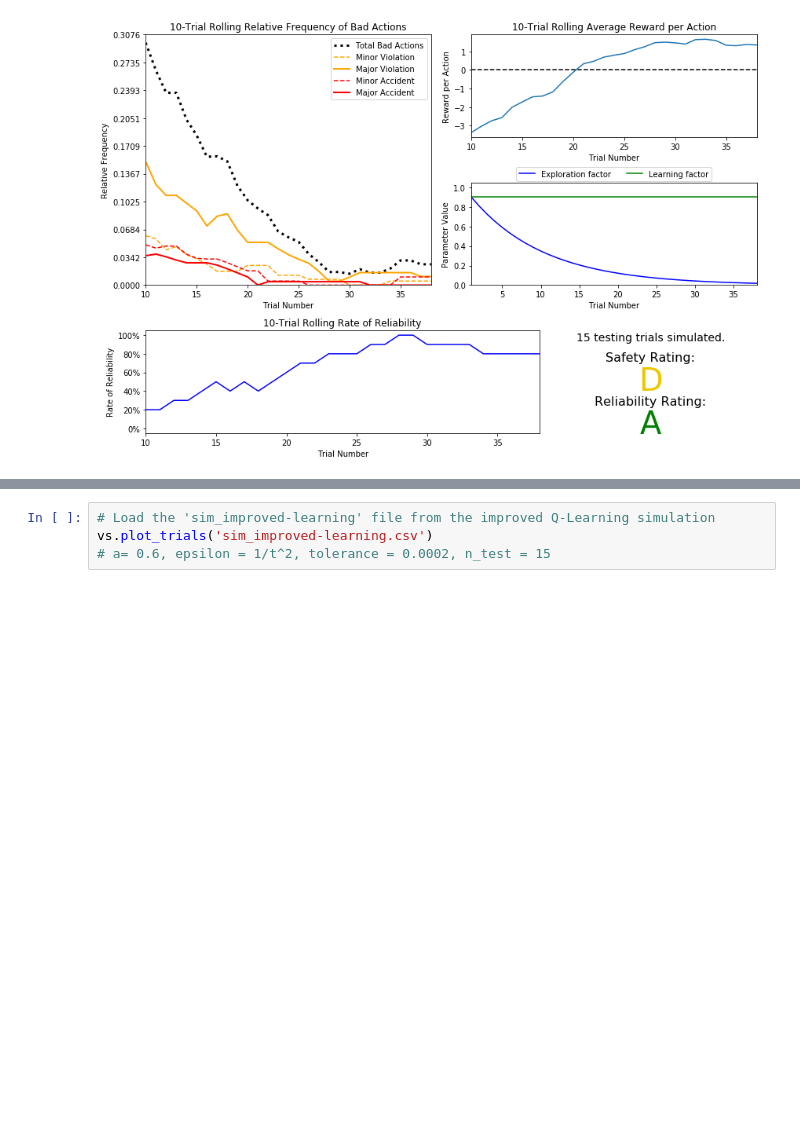
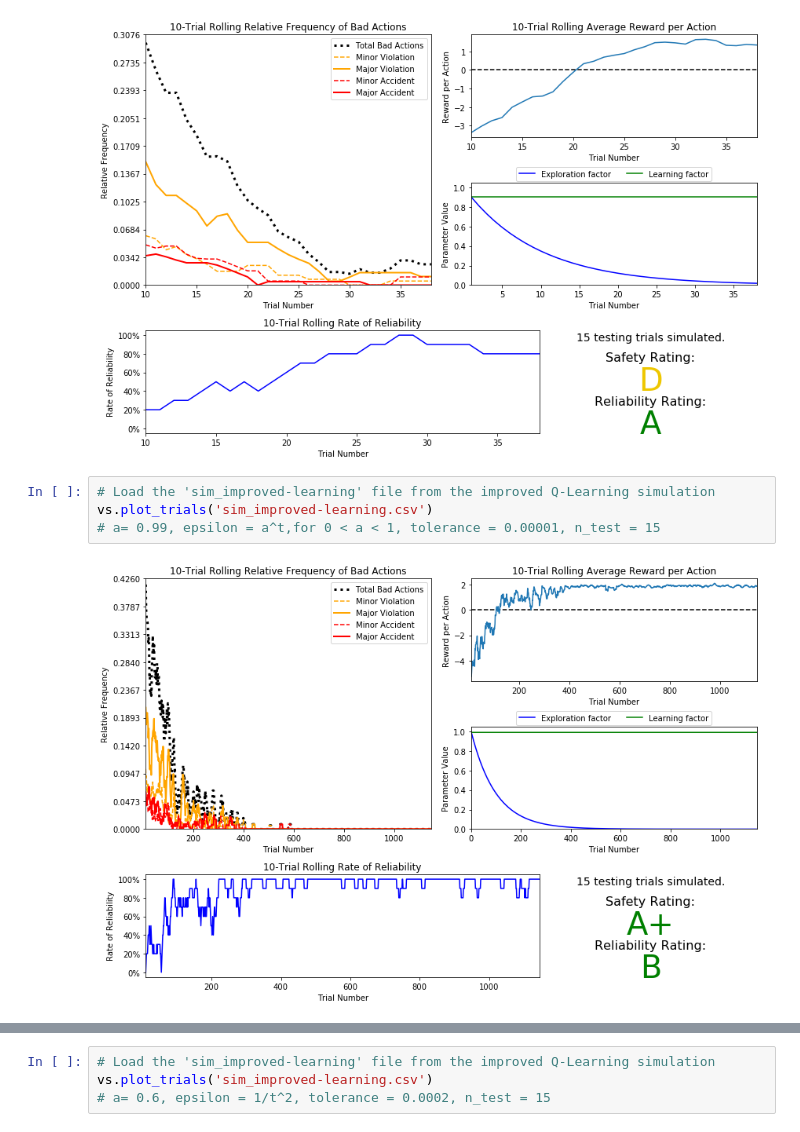
Before and after one commit to psalaberria002/machine-learning, a Jupyter notebook: projects/smartcab/smartcab.ipynb, the cells around one changed output, grey strips where cells are left out. Cells and saved outputs as stored; diff of their text form; blank space fills up the shorter version.

```diff
--- a/projects/smartcab/smartcab.ipynb
+++ b/projects/smartcab/smartcab.ipynb
@@ -268,3 +268,9 @@ vs.plot_trials('sim_improved-learning.csv')
 # a= 0.9, epsilon = a^t, for 0 < a < 1, tolerance = 0.02, n_test = 15
 # %% [output]
 [figure]
+# %%
+# Load the 'sim_improved-learning' file from the improved Q-Learning simulation
+vs.plot_trials('sim_improved-learning.csv')
+# a= 0.99, epsilon = a^t,for 0 < a < 1, tolerance = 0.00001, n_test = 15
+# %% [output]
+[figure, added]
```
Also changed, not shown: parts of 5 cells of this notebook, 1 other file.
